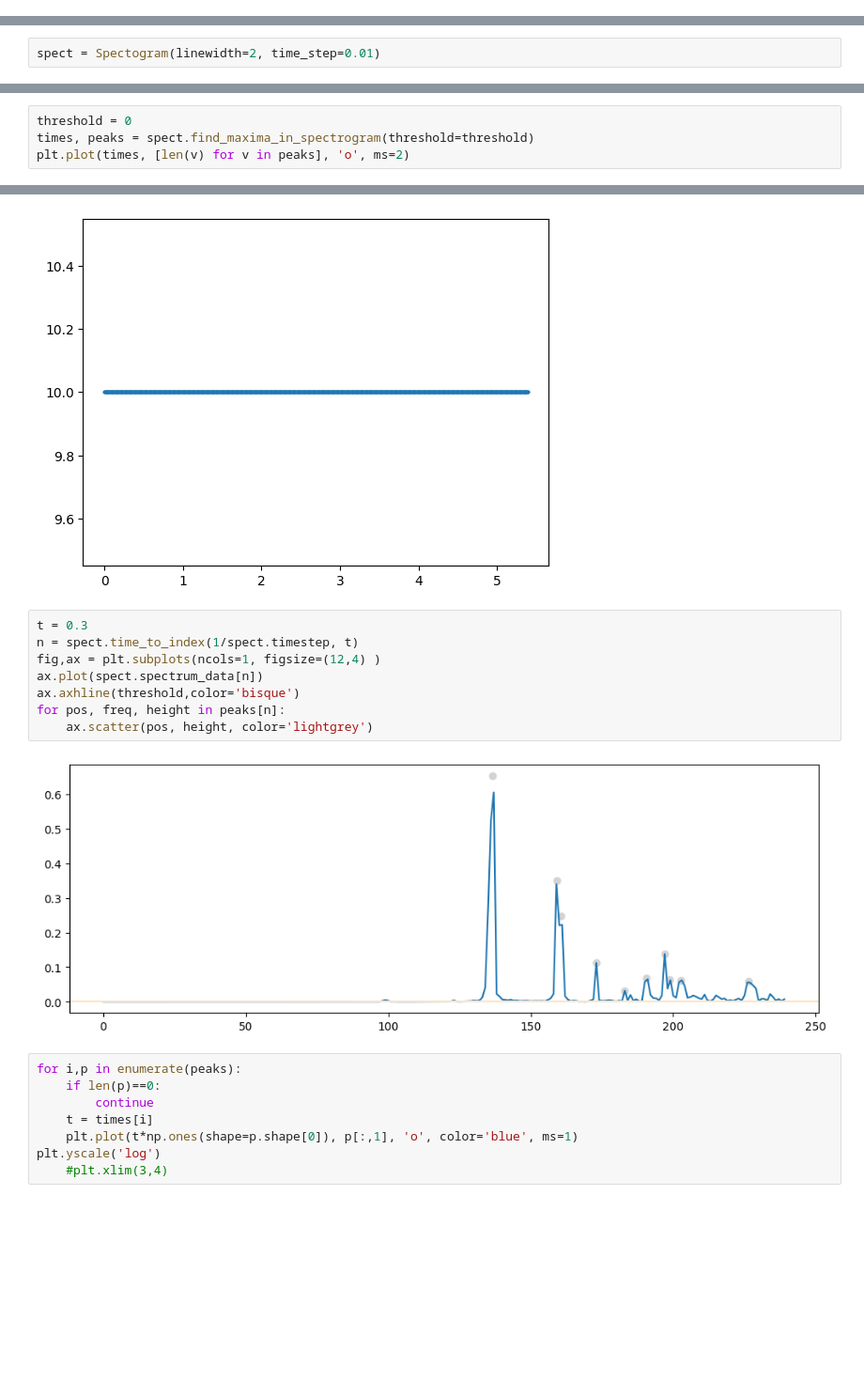
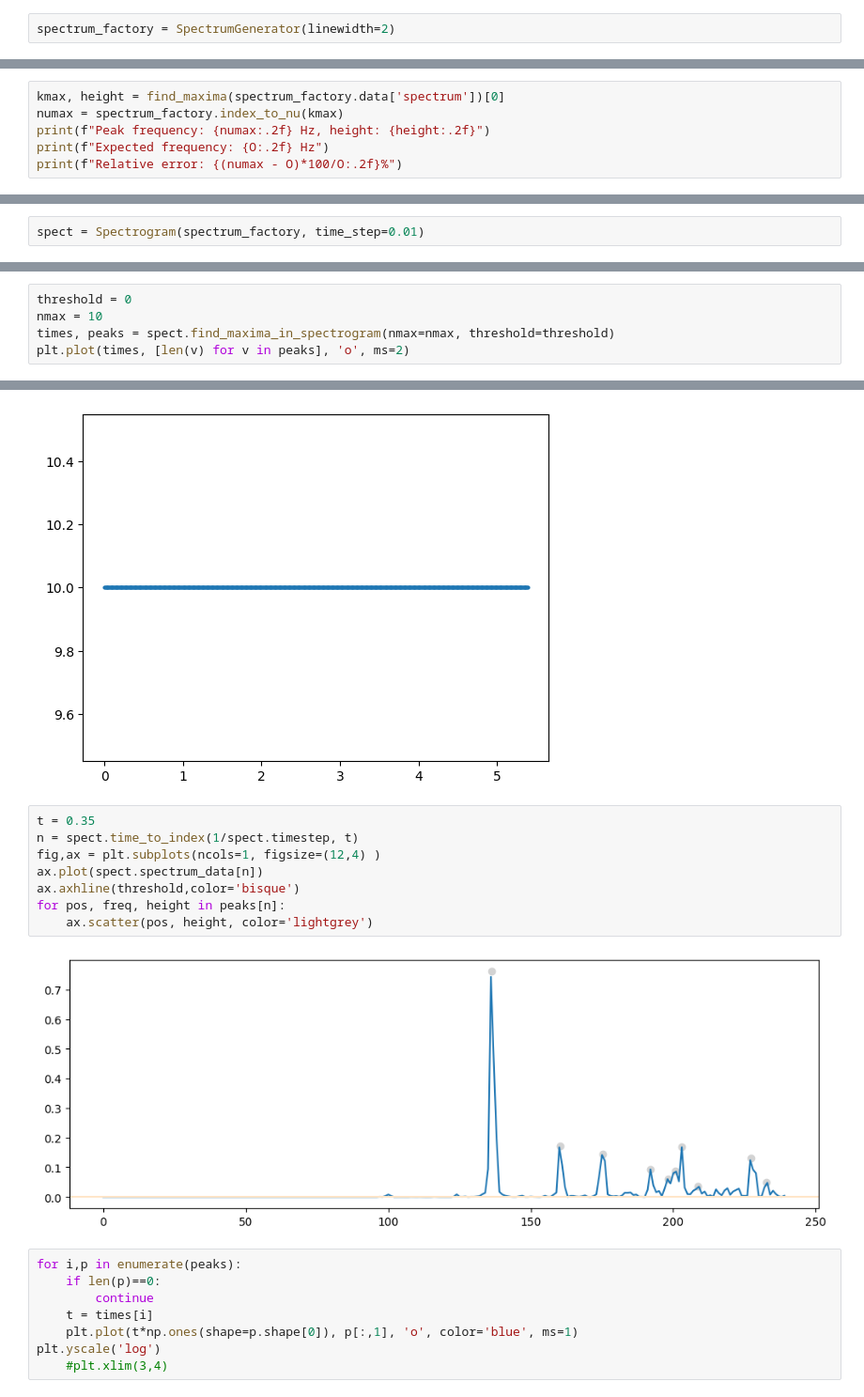
Before and after one commit to ajakovac/Mikrofonok, a Jupyter notebook: analysis.ipynb, the cells around one changed output, grey strips where cells are left out. Shown at 94% size. Saved outputs shown, nothing was run; the diff lists cells and outputs as text; blank space fills up the shorter version.

```diff
--- a/analysis.ipynb
+++ b/analysis.ipynb
@@ -29,0 +11,2 @@ def distance_of_list_of_peaks(list_of_peaks1, list_of_peaks2):
+# %%
+spectrum_factory = SpectrumGenerator(linewidth=2)
@@ -29,0 +93,6 @@ def distance_of_list_of_peaks(list_of_peaks1, list_of_peaks2):
+# %%
+kmax, height = find_maxima(spectrum_factory.data['spectrum'])[0]
+numax = spectrum_factory.index_to_nu(kmax)
+print(f"Peak frequency: {numax:.2f} Hz, height: {height:.2f}")
+print(f"Expected frequency: {O:.2f} Hz")
+print(f"Relative error: {(numax - O)*100/O:.2f}%")
@@ -30,2 +103,2 @@ def distance_of_list_of_peaks(list_of_peaks1, list_of_peaks2):
 # %%
-spect = Spectogram(linewidth=2, time_step=0.01)
+spect = Spectrogram(spectrum_factory, time_step=0.01)
@@ -110,21 +162,22 @@ plt.show()
 [figure]
 # %%
 threshold = 0
-times, peaks = spect.find_maxima_in_spectrogram(threshold=threshold)
+nmax = 10
+times, peaks = spect.find_maxima_in_spectrogram(nmax=nmax, threshold=threshold)
 plt.plot(times, [len(v) for v in peaks], 'o', ms=2)
 # %% [output]
 [<matplotlib.lines.Line2D at 0x...>]
 [figure]
 # %%
-t = 0.3
+t = 0.35
 n = spect.time_to_index(1/spect.timestep, t)
 fig,ax = plt.subplots(ncols=1, figsize=(12,4) )
 ax.plot(spect.spectrum_data[n])
 ax.axhline(threshold,color='bisque')
 for pos, freq, height in peaks[n]:
     ax.scatter(pos, height, color='lightgrey')
 # %% [output]
-[figure, old version]
+[figure, new version]
 # %%
 for i,p in enumerate(peaks):
     if len(p)==0:
```
Also changed, not shown: parts of 17 cells of this notebook, 7 other files.
